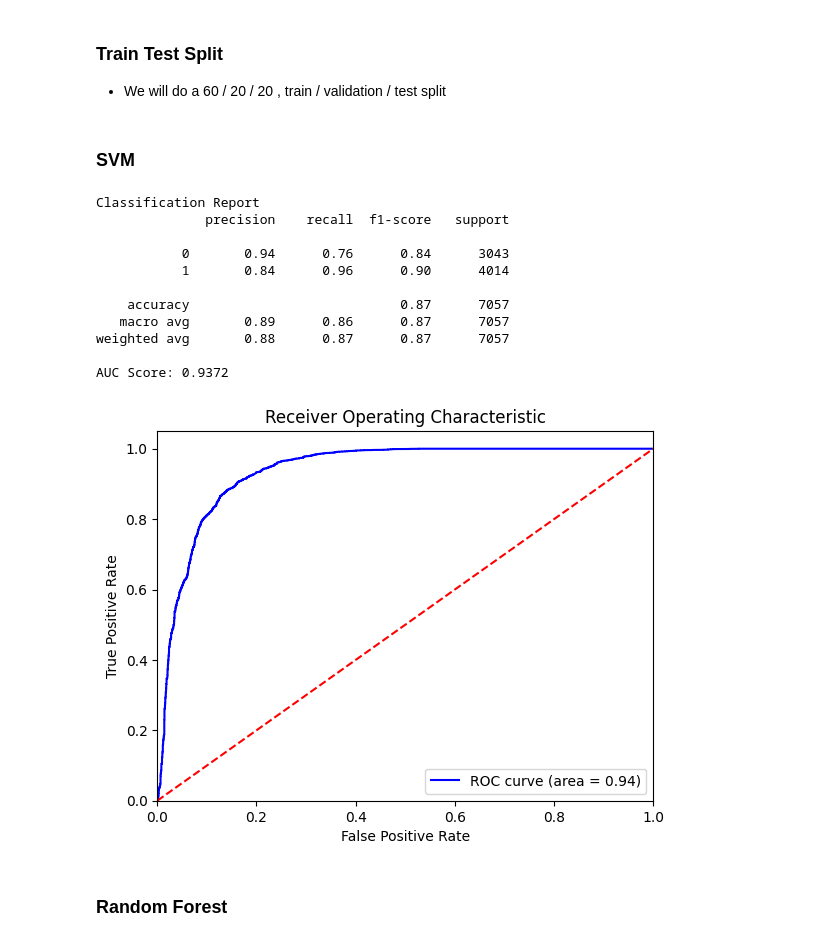
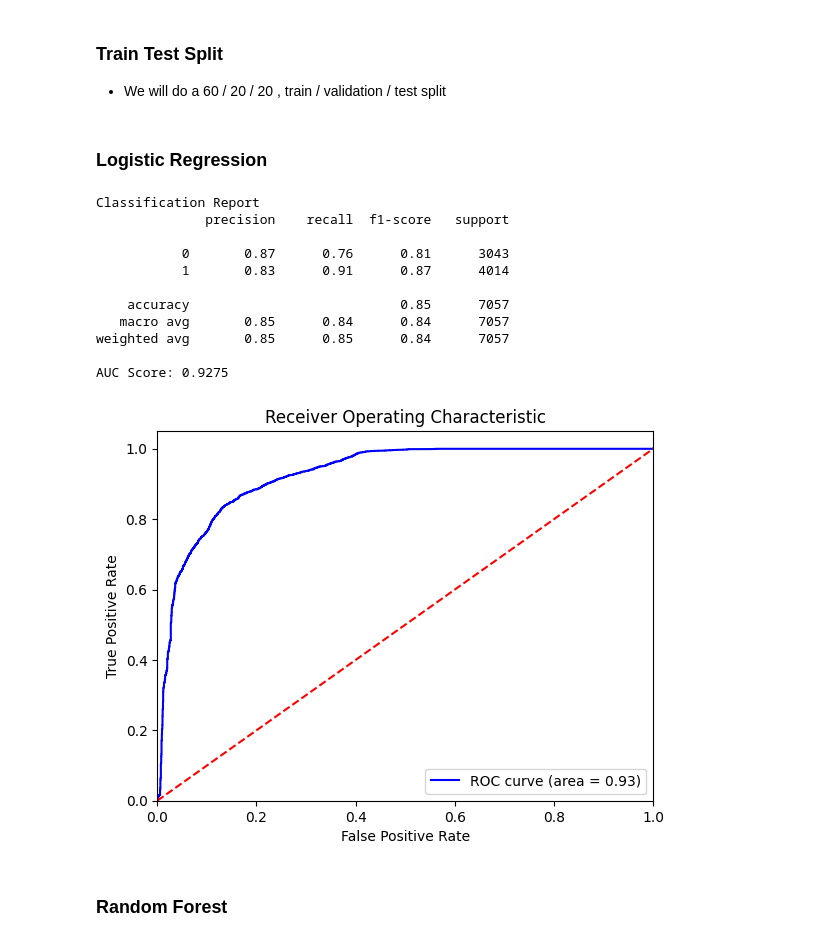
Before and after one commit to Geraldworks/Fraud-Email, a Jupyter notebook: main.ipynb, the cells around one changed output. Cells and saved outputs as stored; diff of their text form; code cells hidden in the pictures.

Commit message:
chore: tidied up notebook with tests and visualisations

```diff
--- a/main.ipynb
+++ b/main.ipynb
@@ -618,27 +601,27 @@ def generate_metrics(y_test, y_pred, y_pred_prob):
     plt.title("Receiver Operating Characteristic")
     plt.legend(loc="lower right")
     plt.show()
-# %% [markdown]
-### SVM
+# %% [markdown]
+### Logistic Regression
 # %%
-svm_classifier = SVC(kernel="rbf", probability=True)
+lr_classifier = LogisticRegression(max_iter=10000)
 
-y_val_pred, y_val_pred_prob = train_model(svm_classifier, X_train, y_train, X_val)
+y_val_pred, y_val_pred_prob = train_model(lr_classifier, X_train, y_train, X_val)
 
 generate_metrics(y_val, y_val_pred, y_val_pred_prob)
 # %% [output]
 Classification Report
               precision    recall  f1-score   support
 
-           0       0.94      0.76      0.84      3043
-           1       0.84      0.96      0.90      4014
+           0       0.87      0.76      0.81      3043
+           1       0.83      0.91      0.87      4014
 
-    accuracy                           0.87      7057
-   macro avg       0.89      0.86      0.87      7057
-weighted avg       0.88      0.87      0.87      7057
+    accuracy                           0.85      7057
+   macro avg       0.85      0.84      0.84      7057
+weighted avg       0.85      0.85      0.84      7057
 
-AUC Score: 0.9372
+AUC Score: 0.9275
-[figure, old version]
+[figure, new version]
 # %% [markdown]
 ### Random Forest
 # %%
```
Also changed, not shown: parts of 106 cells of this notebook.
